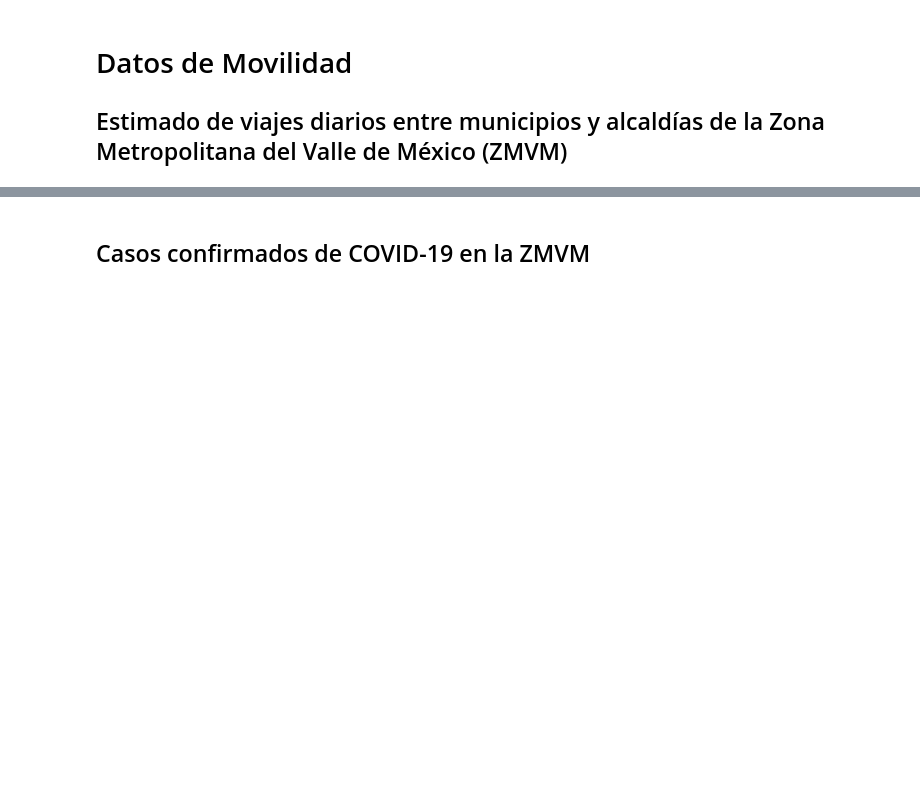
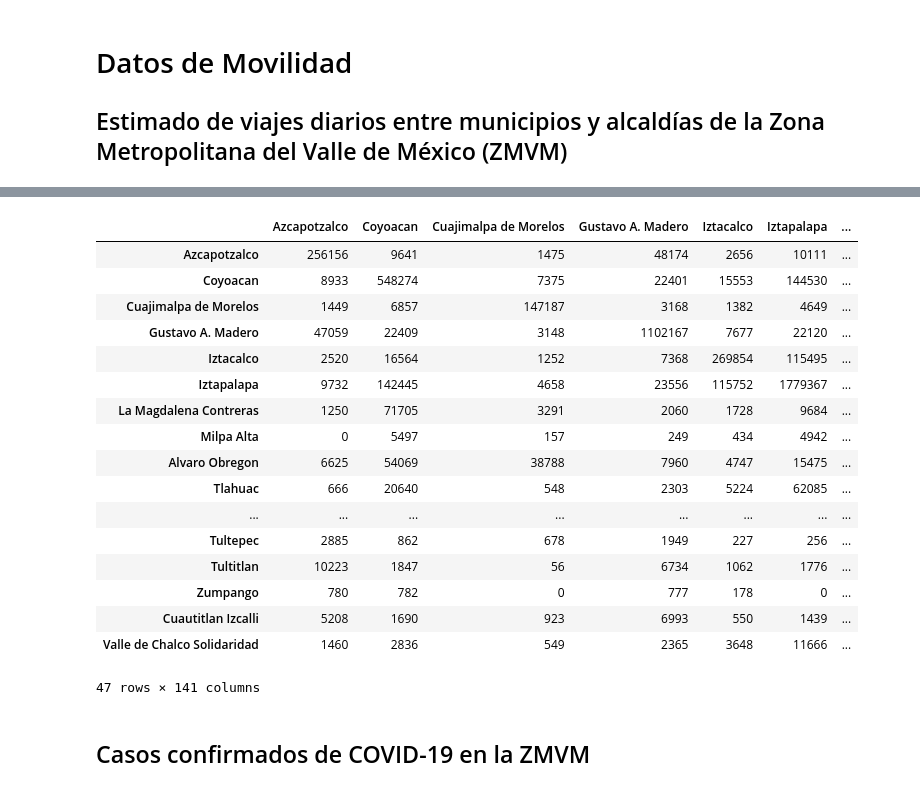
Before and after one commit to edtrelo/BioMatematica, a Jupyter notebook: Modeling COVID-19 Spreading in the ZMVM/data/ObtencionDeDatos.ipynb, the cells around one changed output, grey strips where cells are left out. Cells and saved outputs as stored; diff of their text form; code cells hidden in the pictures; blank space fills up the shorter version.

```diff
--- a/Modeling COVID-19 Spreading in the ZMVM/data/ObtencionDeDatos.ipynb
+++ b/Modeling COVID-19 Spreading in the ZMVM/data/ObtencionDeDatos.ipynb
@@ -181,3 +246,24 @@ viajes = matrizTotal()
+# %%
+viajes
+# %% [output]
+|  | Azcapotzalco | Coyoacan | Cuajimalpa de Morelos | Gustavo A. Madero | Iztacalco | Iztapalapa | ... |
+| Azcapotzalco | 256156 | 9641 | 1475 | 48174 | 2656 | 10111 | ... |
+| Coyoacan | 8933 | 548274 | 7375 | 22401 | 15553 | 144530 | ... |
+| Cuajimalpa de Morelos | 1449 | 6857 | 147187 | 3168 | 1382 | 4649 | ... |
+| Gustavo A. Madero | 47059 | 22409 | 3148 | 1102167 | 7677 | 22120 | ... |
+| Iztacalco | 2520 | 16564 | 1252 | 7368 | 269854 | 115495 | ... |
+| Iztapalapa | 9732 | 142445 | 4658 | 23556 | 115752 | 1779367 | ... |
+| La Magdalena Contreras | 1250 | 71705 | 3291 | 2060 | 1728 | 9684 | ... |
+| Milpa Alta | 0 | 5497 | 157 | 249 | 434 | 4942 | ... |
+| Alvaro Obregon | 6625 | 54069 | 38788 | 7960 | 4747 | 15475 | ... |
+| Tlahuac | 666 | 20640 | 548 | 2303 | 5224 | 62085 | ... |
+| ... | ... | ... | ... | ... | ... | ... | ... |
+| Tultepec | 2885 | 862 | 678 | 1949 | 227 | 256 | ... |
+| Tultitlan | 10223 | 1847 | 56 | 6734 | 1062 | 1776 | ... |
+| Zumpango | 780 | 782 | 0 | 777 | 178 | 0 | ... |
+| Cuautitlan Izcalli | 5208 | 1690 | 923 | 6993 | 550 | 1439 | ... |
+| Valle de Chalco Solidaridad | 1460 | 2836 | 549 | 2365 | 3648 | 11666 | ... |
+47 rows × 141 columns
 # %% [markdown]
 ## Casos confirmados de COVID-19 en la ZMVM
 # %% [markdown]
```
Also changed, not shown: parts of 22 cells of this notebook, 3 other files.
